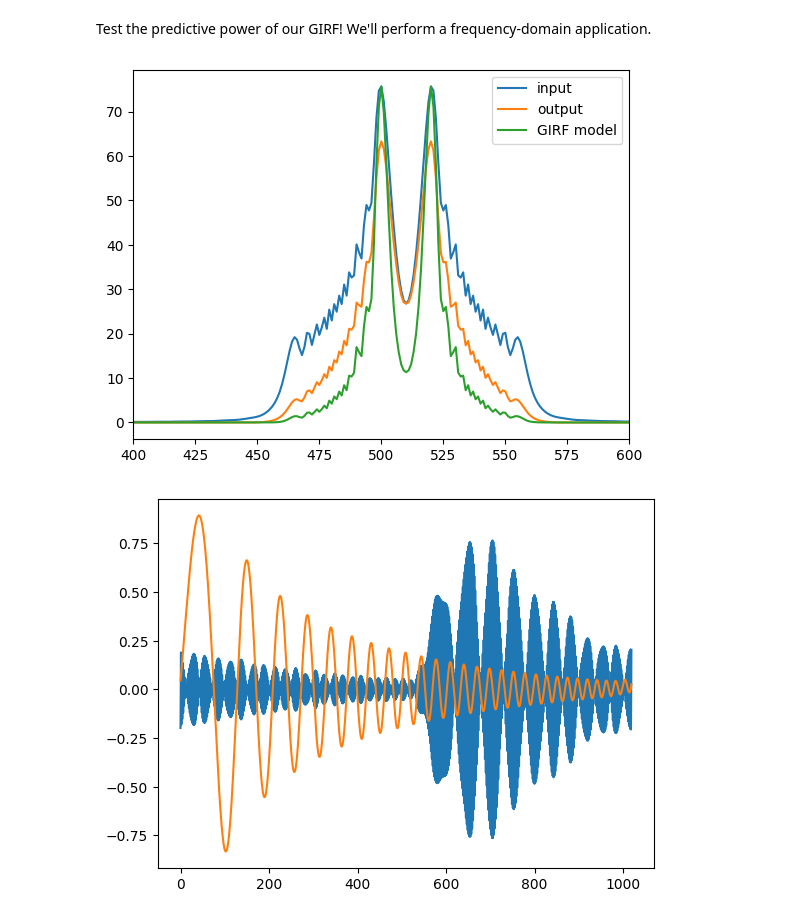
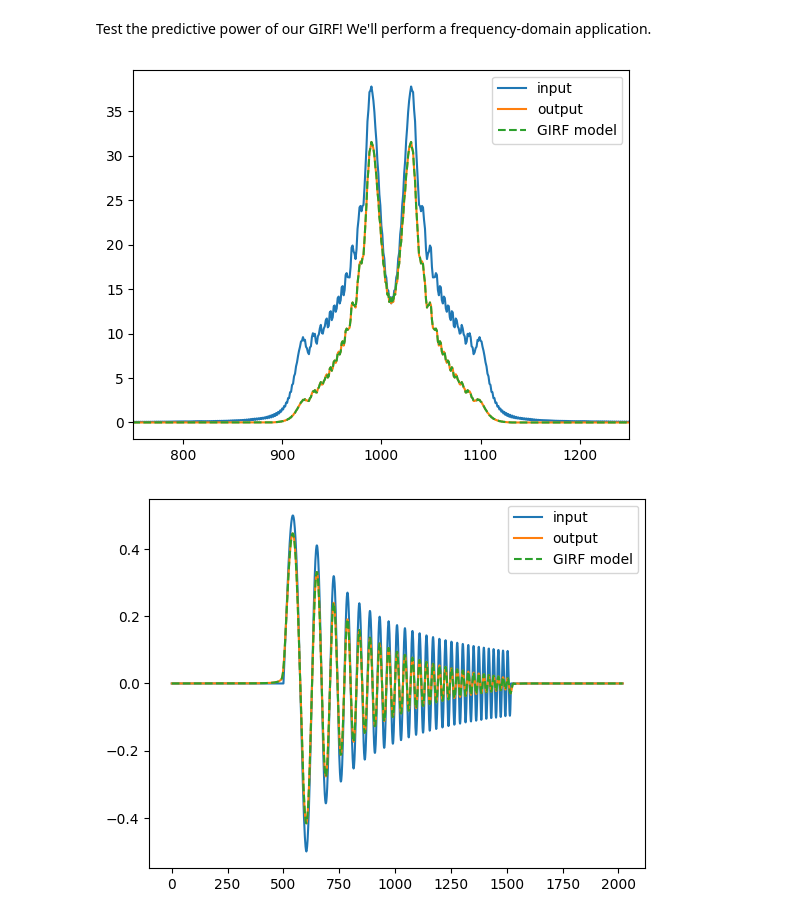
Before and after one commit to jonbmartin/Gradient-Waveform-Errors-Demos, a Jupyter notebook: Ex2_GIRF.ipynb, the cells around one changed output. Saved outputs shown, nothing was run; the diff lists cells and outputs as text; code cells hidden in the pictures.

Commit message:
working girf

```diff
--- a/Ex2_GIRF.ipynb
+++ b/Ex2_GIRF.ipynb
@@ -120,17 +102,17 @@ Ok, next we simulate a very simple gradient hardware system. Let's say that our
 # %%
 chirp_waveform_padded = np.pad(chirp_waveform, (1000, len(t_full) - len(t)-1000))
 small_chirp = np.roll(chirp_waveform_padded,50)
-# chirp_waveform_2 = np.pad(chirp_waveform_2, (1000, len(t_full) - len(t)-1000))
 trap_waveform_padded = np.pad(np.squeeze(trap_waveform), (1000, len(t_full) - len(np.squeeze(trap_waveform))-1000))
-n_waveforms = 1
+n_waveforms = 2
 
 inTime = np.stack((chirp_waveform_padded, trap_waveform_padded, ), axis=1)
-print(np.shape(inTime))
 
 # JBM overwriting
-inTime = chirp_waveform_slr[:,None]
-# add a small amount of noise to the input waveforms:
-inTime = inTime + np.random.normal(0, 0.01, np.shape(inTime))*5e-4
+inTime = np.pad(chirp_waveform_slr,(500,500))
+inTime = inTime[:,None]
+inTime = np.stack((inTime, inTime/2, ), axis=1)
+inTime = np.squeeze(inTime)
+print(np.shape(inTime))
 
 inFreq = np.zeros(np.shape(inTime), dtype=complex)
 outTime = np.zeros(np.shape(inTime), dtype=complex)
@@ -140,11 +122,10 @@ thresh = 6E3 # [Hz]
 for ii in range(n_waveforms):
   signal = inTime[:,ii]
   W = fftfreq(signal.size, d=slr_time_vector[1]-slr_time_vector[0])
-  f_signal = fft(signal)
-  inFreq[:,ii] = fftshift(f_signal)
+  inFreq[:,ii] = fft(signal)
 
   # If our original signal time was in seconds, this is now in Hz
-  cut_f_signal = f_signal.copy()
+  cut_f_signal = inFreq[:,ii].copy()
   cut_f_signal[(abs(W)<thresh)] = cut_f_signal[(abs(W)<thresh)] * (1-abs(W[(abs(W)<thresh)])/thresh)
   cut_f_signal[(abs(W)>thresh)] = 0
   outFreq[:,ii] = cut_f_signal
@@ -207,22 +179,23 @@ Test the predictive power of our GIRF! We'll perform a frequency-domain applicat
 # %%
 H = girf
 
 out_pred = np.zeros(np.shape(inFreq), dtype=complex)
 for ii in range(n_waveforms):
-  out_pred[:,ii] = H * fftshift(inFreq[:,ii])
+  out_pred[:,ii] = H * inFreq[:,ii]
 
-pylab.plot(np.abs(fftshift((inFreq[:,0]))))
-pylab.plot(np.abs((outFreq[:,0])))
-pylab.plot(np.abs((out_pred[:,0])))
-pylab.xlim(400,600)
+plot_idx = 1
+pylab.plot(np.abs((inFreq[:,plot_idx])))
+pylab.plot(np.abs((outFreq[:,plot_idx])))
+pylab.plot(np.abs((out_pred[:,plot_idx])),'--')
+pylab.xlim(750,1250)
 pylab.legend(['input', 'output', 'GIRF model'])
+pylab.show()
 
+pylab.plot(inTime[:,plot_idx])
+pylab.plot(np.real(ifft(fftshift(out_pred[:,plot_idx]))))
+pylab.plot(outTime[:,plot_idx],'--')
+pylab.legend(['input', 'output', 'GIRF model'])
 pylab.show()
-#pylab.plot(-np.roll(ifft(fftshift(out[:,0])),10000))
-waveform_index_plotting = 0
-pylab.plot(fftshift(np.real(ifft(out_pred[:,waveform_index_plotting]))))
-pylab.plot(outTime[:,waveform_index_plotting])
-pylab.show()
 # %% [output]
-[figure, old version]
+[figure, new version]
-[figure, old version]
+[figure, new version]
```
Also changed, not shown: parts of 4 cells of this notebook.
